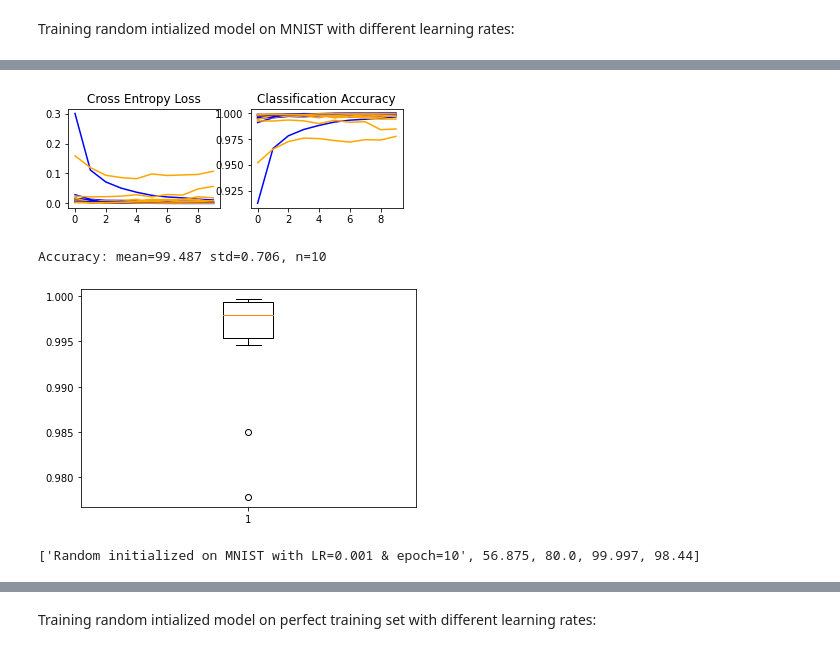
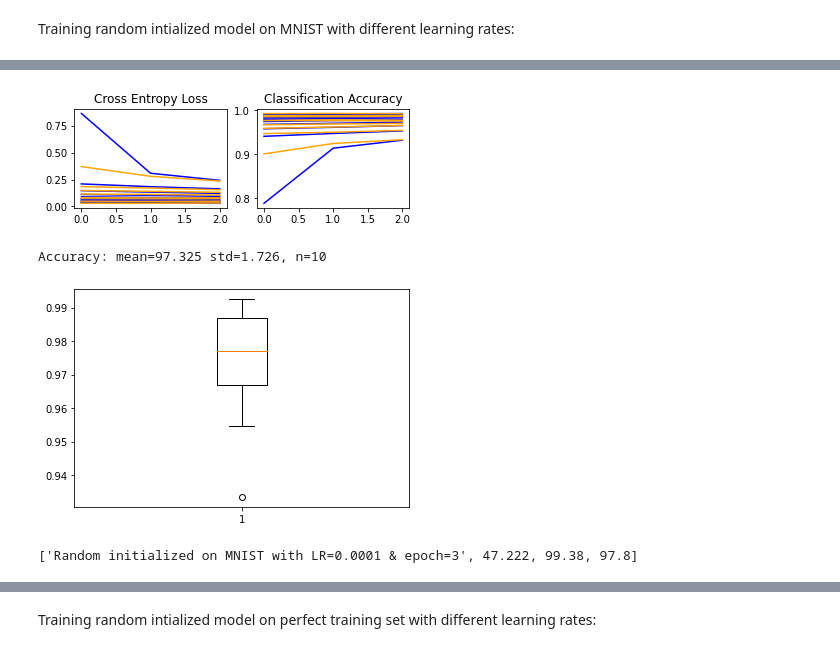
Before and after one commit to mrezaim/Expanse, a Jupyter notebook: EXPANSE_two_steps_training.ipynb, the cells around one changed output, grey strips where cells are left out. Cells and saved outputs as stored; diff of their text form; code cells hidden in the pictures.

```diff
--- a/EXPANSE_two_steps_training.ipynb
+++ b/EXPANSE_two_steps_training.ipynb
@@ -257,13 +239,13 @@ Training random intialized model on MNIST with different learning rates:
 model = tf.keras.models.load_model("random_init")
 from keras import backend as K
 K.set_value(model.optimizer.learning_rate, 0.1)
-scores, histories, model = evaluate_model(model, trainX, trainy,10,10,144)
+scores, histories, model = evaluate_model(model, trainX, trainy,10,3,144)
 
 # learning curves
 summarize_diagnostics(histories)
 # summarize estimated performance
 summarize_performance(scores)
-desc = "Random initialized on MNIST with LR=0.1 & epoch=10"
-results.append([desc,round(model.evaluate(train_per_x, train_per_y, verbose=0)[1]*100,3),round(model.evaluate(test_per_x, test_per_y, verbose=0)[1]*100,3),round(model.evaluate(trainX, trainy, verbose=0)[1]*100,3),round(model.evaluate(testX, testy, verbose=0)[1]*100,3)])
+desc = "Random initialized on MNIST with LR=0.1 & epoch=3"
+results.append([desc,round(model.evaluate(train_per_x, train_per_y, verbose=0)[1]*100,3),round(model.evaluate(trainX, trainy, verbose=0)[1]*100,3),round(model.evaluate(testX, testy, verbose=0)[1]*100,3)])
 print (results[len(results)-1])
 # %% [output]
@@ -292,13 +274,13 @@ Accuracy: mean=24.527 std=6.608, n=10
 model = tf.keras.models.load_model("random_init")
 from keras import backend as K
 K.set_value(model.optimizer.learning_rate, 0.01)
-scores, histories, model = evaluate_model(model, trainX, trainy,10,8,144)
+scores, histories, model = evaluate_model(model, trainX, trainy,10,3,144)
 
 # learning curves
 summarize_diagnostics(histories)
 # summarize estimated performance
 summarize_performance(scores)
-desc = "Random initialized on MNIST with LR=0.01 & epoch=8"
-results.append([desc,round(model.evaluate(train_per_x, train_per_y, verbose=0)[1]*100,3),round(model.evaluate(test_per_x, test_per_y, verbose=0)[1]*100,3),round(model.evaluate(trainX, trainy, verbose=0)[1]*100,3),round(model.evaluate(testX, testy, verbose=0)[1]*100,3)])
+desc = "Random initialized on MNIST with LR=0.01 & epoch=3"
+results.append([desc,round(model.evaluate(train_per_x, train_per_y, verbose=0)[1]*100,3),round(model.evaluate(trainX, trainy, verbose=0)[1]*100,3),round(model.evaluate(testX, testy, verbose=0)[1]*100,3)])
 print (results[len(results)-1])
 # %% [output]
@@ -326,14 +308,14 @@ Accuracy: mean=98.517 std=1.081, n=10
 # %%
 model = tf.keras.models.load_model("random_init")
 from keras import backend as K
-K.set_value(model.optimizer.learning_rate, 0.01)
-scores, histories, model = evaluate_model(model, trainX, trainy,10,10,144)
+K.set_value(model.optimizer.learning_rate, 0.001)
+scores, histories, model = evaluate_model(model, trainX, trainy,10,3,144)
 
 # learning curves
 summarize_diagnostics(histories)
 # summarize estimated performance
 summarize_performance(scores)
-desc = "Random initialized on MNIST with LR=0.01 & epoch=10"
-results.append([desc,round(model.evaluate(train_per_x, train_per_y, verbose=0)[1]*100,3),round(model.evaluate(test_per_x, test_per_y, verbose=0)[1]*100,3),round(model.evaluate(trainX, trainy, verbose=0)[1]*100,3),round(model.evaluate(testX, testy, verbose=0)[1]*100,3)])
+desc = "Random initialized on MNIST with LR=0.001 & epoch=3"
+results.append([desc,round(model.evaluate(train_per_x, train_per_y, verbose=0)[1]*100,3),round(model.evaluate(trainX, trainy, verbose=0)[1]*100,3),round(model.evaluate(testX, testy, verbose=0)[1]*100,3)])
 print (results[len(results)-1])
 # %% [output]
@@ -361,14 +343,14 @@ Accuracy: mean=98.550 std=0.858, n=10
 # %%
 model = tf.keras.models.load_model("random_init")
 from keras import backend as K
-K.set_value(model.optimizer.learning_rate, 0.001)
-scores, histories, model = evaluate_model(model, trainX, trainy,10,8,144)
+K.set_value(model.optimizer.learning_rate, 0.002)
+scores, histories, model = evaluate_model(model, trainX, trainy,10,3,144)
 
 # learning curves
 summarize_diagnostics(histories)
 # summarize estimated performance
 summarize_performance(scores)
-desc = "Random initialized on MNIST with LR=0.001 & epoch=8"
-results.append([desc,round(model.evaluate(train_per_x, train_per_y, verbose=0)[1]*100,3),round(model.evaluate(test_per_x, test_per_y, verbose=0)[1]*100,3),round(model.evaluate(trainX, trainy, verbose=0)[1]*100,3),round(model.evaluate(testX, testy, verbose=0)[1]*100,3)])
+desc = "Random initialized on MNIST with LR=0.002 & epoch=3"
+results.append([desc,round(model.evaluate(train_per_x, train_per_y, verbose=0)[1]*100,3),round(model.evaluate(trainX, trainy, verbose=0)[1]*100,3),round(model.evaluate(testX, testy, verbose=0)[1]*100,3)])
 print (results[len(results)-1])
 # %% [output]
@@ -396,14 +378,14 @@ Accuracy: mean=99.407 std=0.748, n=10
 # %%
 model = tf.keras.models.load_model("random_init")
 from keras import backend as K
-K.set_value(model.optimizer.learning_rate, 0.001)
-scores, histories, model = evaluate_model(model, trainX, trainy,10,10,144)
+K.set_value(model.optimizer.learning_rate, 0.0001)
+scores, histories, model = evaluate_model(model, trainX, trainy,10,3,144)
 
 # learning curves
 summarize_diagnostics(histories)
 # summarize estimated performance
 summarize_performance(scores)
-desc = "Random initialized on MNIST with LR=0.001 & epoch=10"
-results.append([desc,round(model.evaluate(train_per_x, train_per_y, verbose=0)[1]*100,3),round(model.evaluate(test_per_x, test_per_y, verbose=0)[1]*100,3),round(model.evaluate(trainX, trainy, verbose=0)[1]*100,3),round(model.evaluate(testX, testy, verbose=0)[1]*100,3)])
+desc = "Random initialized on MNIST with LR=0.0001 & epoch=3"
+results.append([desc,round(model.evaluate(train_per_x, train_per_y, verbose=0)[1]*100,3),round(model.evaluate(trainX, trainy, verbose=0)[1]*100,3),round(model.evaluate(testX, testy, verbose=0)[1]*100,3)])
 print (results[len(results)-1])
 # %% [output]
@@ -427,4 +409,4 @@ Epoch 10/10
-[figure, old version]
+[figure, new version]
-Accuracy: mean=99.487 std=0.706, n=10
+Accuracy: mean=97.325 std=1.726, n=10
-[figure, old version]
+[figure, new version]
-['Random initialized on MNIST with LR=0.001 & epoch=10', 56.875, 80.0, 99.997, 98.44]
+['Random initialized on MNIST with LR=0.0001 & epoch=3', 47.222, 99.38, 97.8]
```
Also changed, not shown: parts of 42 cells of this notebook.
